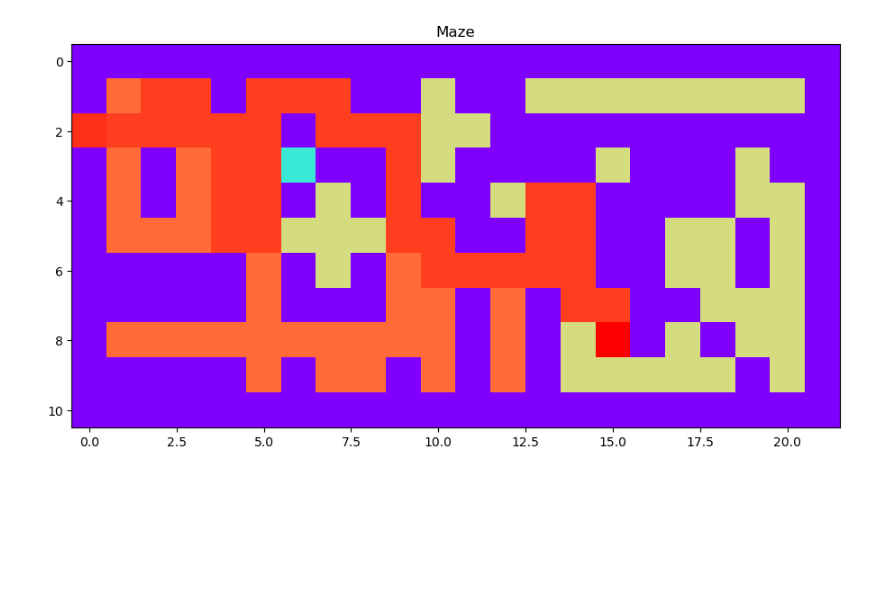
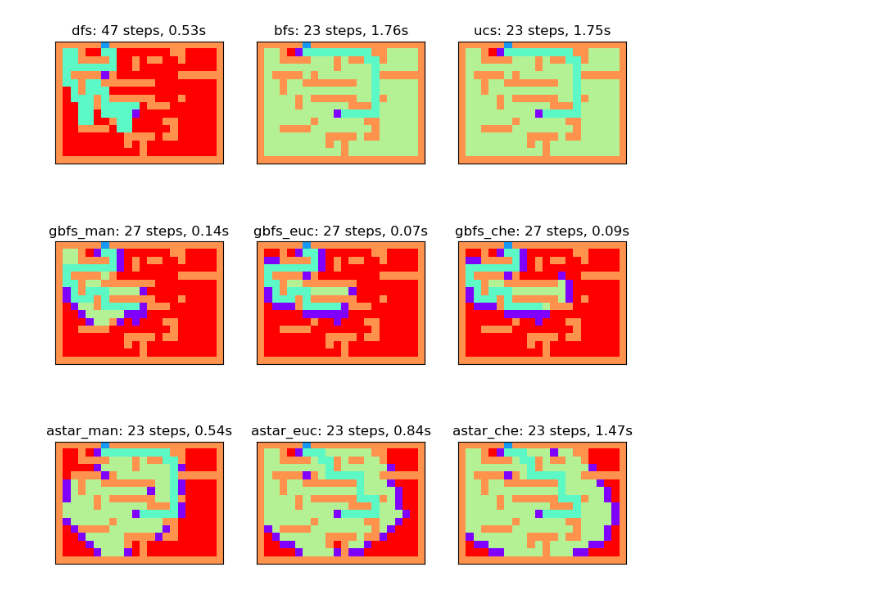
Before and after one commit to 20120088/SearchAlgo, a Jupyter notebook: source/draft.ipynb, the cells around one changed output. Cells and saved outputs as stored; diff of their text form; code cells hidden in the pictures; blank space fills up the shorter version.

```diff
--- a/source/draft.ipynb
+++ b/source/draft.ipynb
@@ -343,7 +342,7 @@ def show_maze(maze):
 
     plt.imshow(encoded_maze, cmap = 'rainbow')
 # %%
-maze = read_maze('../input/level__1/input1.txt')
-show_maze(dfs(maze)[0][-1])
+maze = read_maze('../input/level__1/input4.txt')
+compare_algo(maze)
 # %% [output]
-[figure, old version]
+[figure, new version]
```
Also changed, not shown: parts of 3 cells of this notebook, 1 other file.
